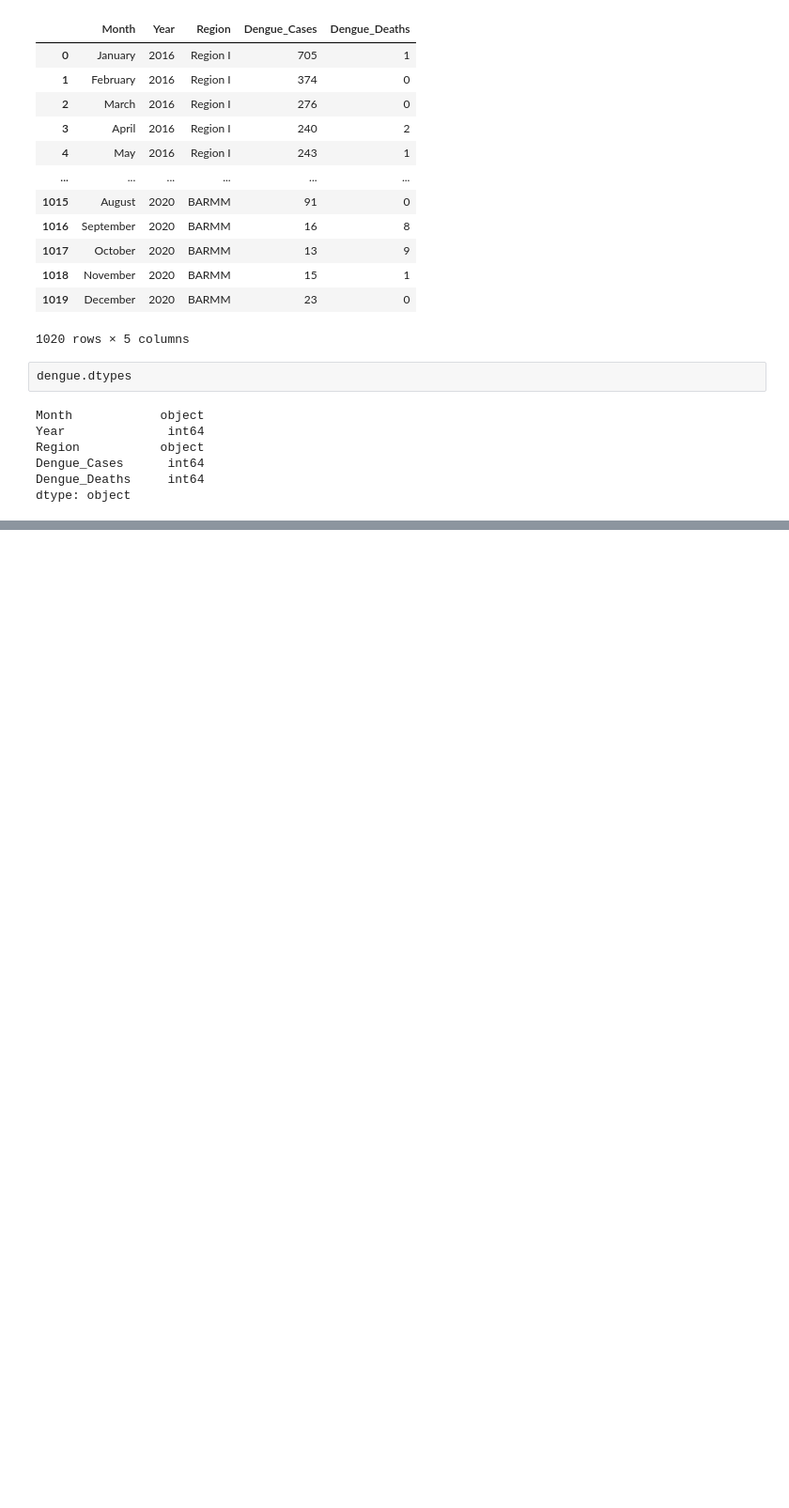
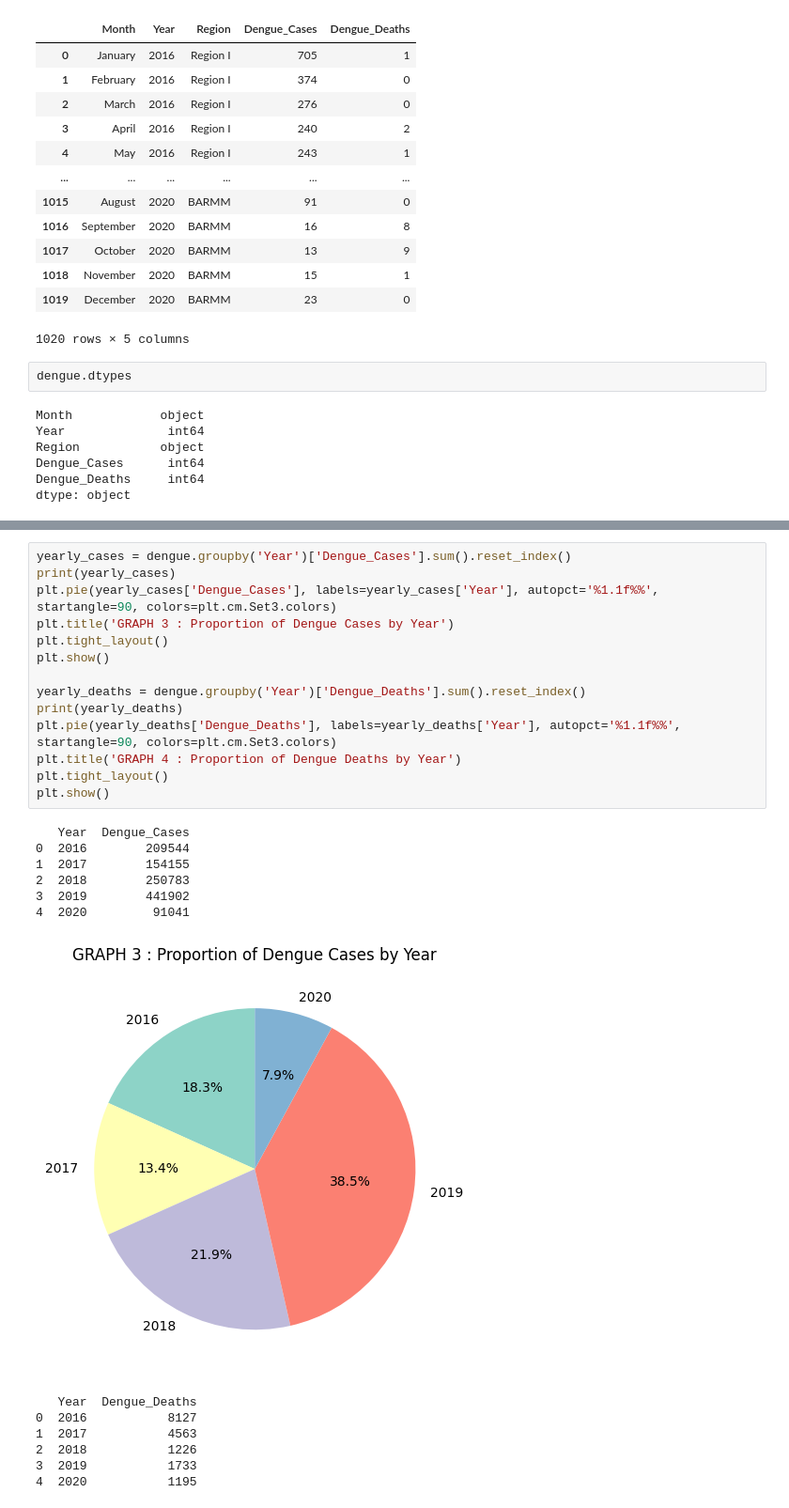
Before and after one commit to talabong0605/ELEC303-DATA-ANALYTICS-TALABONG, a Jupyter notebook: elec303_project3_3a/Project3_PH_Dengue_Analysis.ipynb, the cells around one changed output, grey strips where cells are left out. Shown at 94% size. Drawn from its saved outputs; the diff is of its cells as text; blank space fills up the shorter version.

```diff
--- a/elec303_project3_3a/Project3_PH_Dengue_Analysis.ipynb
+++ b/elec303_project3_3a/Project3_PH_Dengue_Analysis.ipynb
@@ -72,0 +126,28 @@ dengue.groupby(['Region'])['Month']
+# %%
+yearly_cases = dengue.groupby('Year')['Dengue_Cases'].sum().reset_index()
+print(yearly_cases)
+plt.pie(yearly_cases['Dengue_Cases'], labels=yearly_cases['Year'], autopct='%1.1f%%', startangle=90, colors=plt.cm.Set3.colors)
+plt.title('GRAPH 3 : Proportion of Dengue Cases by Year')
+plt.tight_layout()
+plt.show()
+
+yearly_deaths = dengue.groupby('Year')['Dengue_Deaths'].sum().reset_index()
+print(yearly_deaths)
+plt.pie(yearly_deaths['Dengue_Deaths'], labels=yearly_deaths['Year'], autopct='%1.1f%%', startangle=90, colors=plt.cm.Set3.colors)
+plt.title('GRAPH 4 : Proportion of Dengue Deaths by Year')
+plt.tight_layout()
+plt.show()
+# %% [output]
+   Year  Dengue_Cases
+0  2016        209544
+1  2017        154155
+2  2018        250783
+3  2019        441902
+4  2020         91041
+[figure, added]
+   Year  Dengue_Deaths
+0  2016           8127
+1  2017           4563
+2  2018           1226
+3  2019           1733
+4  2020           1195
```
Also changed, not shown: parts of 40 cells of this notebook.
